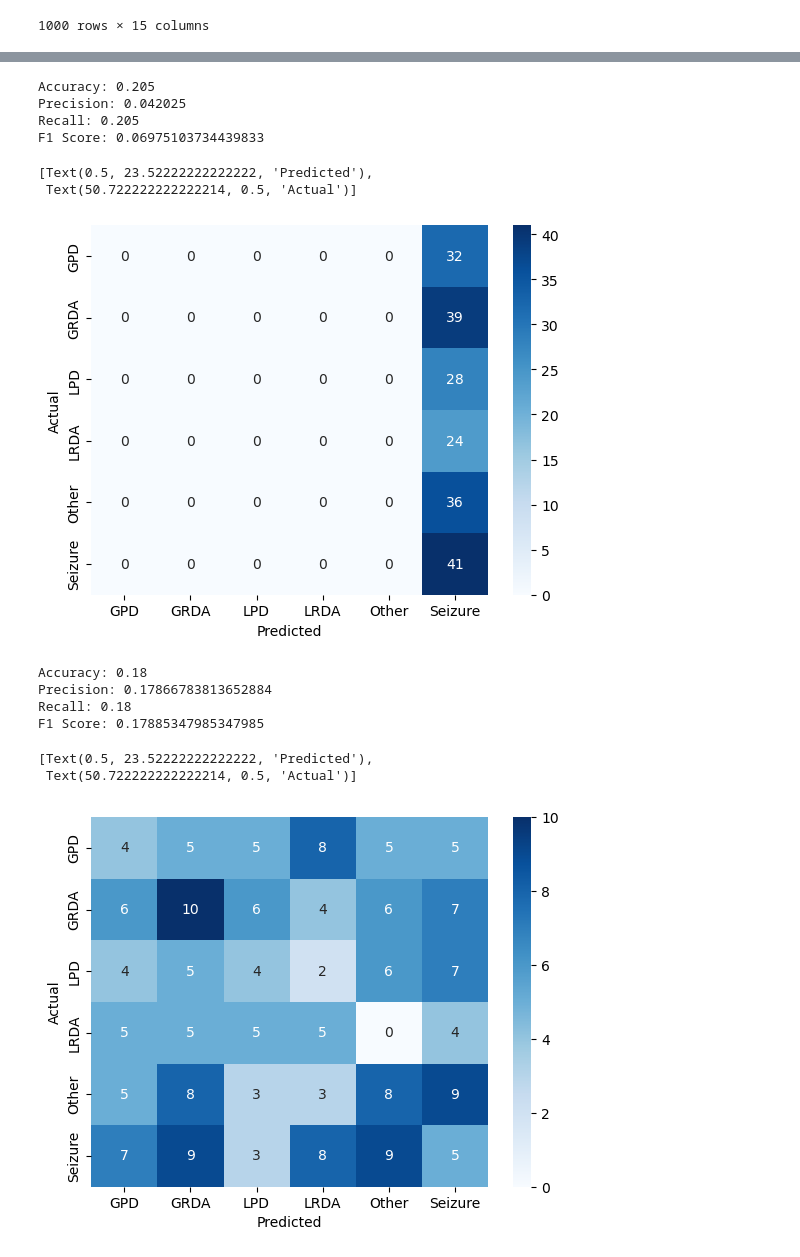
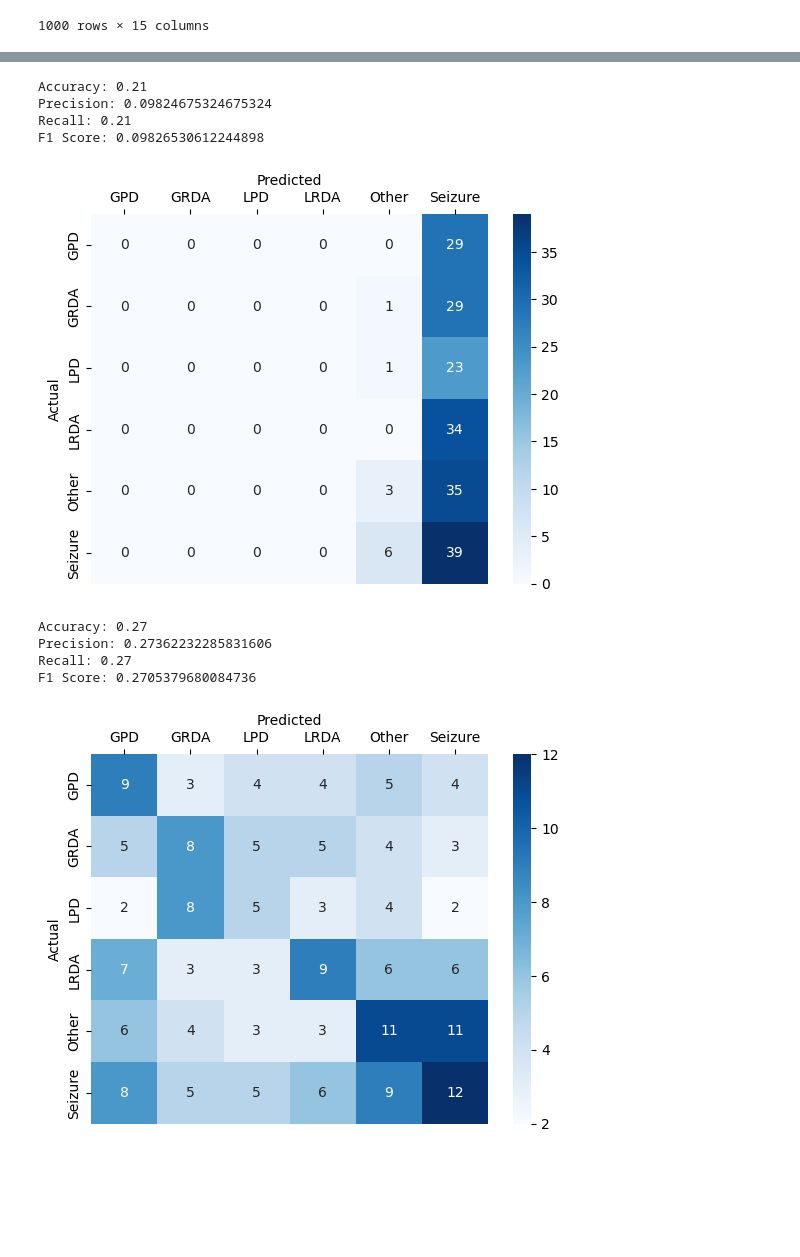
Before and after one commit to sfu-cmpt340/2024_1_project_11, a Jupyter notebook: hms.ipynb, the cells around one changed output, grey strips where cells are left out. Saved outputs shown, nothing was run; the diff lists cells and outputs as text; code cells hidden in the pictures; blank space fills up the shorter version.

```diff
--- a/hms.ipynb
+++ b/hms.ipynb
@@ -81,7 +97,5 @@ Dask Name: concat, 1001 graph layers
 # %%
 df = ddf.compute()
+eeg_ids = list(set(df.index))
 df
-
-sig_ids = list(set(df.index.to_list()))
-sig_ids
 # %% [output]
@@ -217,7 +185,7 @@ Designing a one-pass, zero-phase, non-causal bandpass filter:
 # 1000 samples computation duration = approx. 4 minutes for M1
 from src.feature_extraction import calculate_all_samples
 
-top_channels_df = calculate_all_samples(df, sig_ids, 1000) # 10 samples for testing
+top_channels_df = calculate_all_samples(sig_denoised, eeg_ids, len(eeg_ids)) # 10 samples for testing
 top_channels_df # NEED TO EXTRACT FEATURES FROM CHANNELS IN THIS DATA STRUCTURE
 # %% [output]
 |  | 0 | 1 | 2 |
@@ -301,7 +245,7 @@ input_df
 from sklearn.model_selection import train_test_split
 from sklearn.preprocessing import LabelEncoder
 
-x = input_df.iloc[:, :11].astype(float)
+x = input_df.iloc[:,:6].astype(float)
 y = input_df[['expert_consensus']].to_numpy().flatten()
 
 categories = ['Seizure', 'LPD', 'GPD', 'LRDA', 'GRDA', 'Other']
@@ -315,9 +259,10 @@ X_train, X_test, y_train, y_test = train_test_split(x, y, test_size=0.2, random_
 import seaborn as sns
 import pandas as pd
 from sklearn.metrics import confusion_matrix, accuracy_score, precision_score, recall_score, f1_score
-from sklearn.svm import SVC
+from sklearn import svm
 
-clf = SVC(decision_function_shape='ovo')
+clf = svm.SVC(decision_function_shape='ovo')
+# clf = svm.LinearSVC(dual="auto")
 clf.fit(X_train, y_train)
 y_pred_svm = clf.predict(X_test)
 
@@ -334,49 +279,59 @@ print(f'F1 Score: {f1}')
 
 # Confusion Matrix
 cm = confusion_matrix(y_test, y_pred_svm)
-cm_df = pd.DataFrame(cm, columns=le.inverse_transform([0,1,2,3,4,5]), index=le.inverse_transform([0,1,2,3,4,5]))
+cm_df = pd.DataFrame(cm)
+cm_df.columns = le.inverse_transform([0,1,2,3,4,5]).tolist()
+cm_df.index = le.inverse_transform([0,1,2,3,4,5]).tolist()
 
-sns.heatmap(cm_df, annot=True, cmap='Blues').set(xlabel='Predicted', ylabel='Actual')
+hm = sns.heatmap(cm_df, annot=True, cmap='Blues')
+hm.set_xlabel('Predicted')
+hm.set_ylabel('Actual')
+hm.xaxis.set_label_position('top')
+hm.xaxis.tick_top()
 # %% [output]
-Accuracy: 0.205
-Precision: 0.042025
-Recall: 0.205
-F1 Score: 0.06975103734439833
+Accuracy: 0.21
+Precision: 0.09824675324675324
+Recall: 0.21
+F1 Score: 0.09826530612244898
-[Text(0.5, 23.52222222222222, 'Predicted'),
- Text(50.722222222222214, 0.5, 'Actual')]
-[figure, old version]
+[figure, new version]
 # %%
 from sklearn import tree
 
 
 clf_tree = tree.DecisionTreeClassifier()
+# clf_tree = tree.DecisionTreeRegressor()
+
 clf_tree.fit(X_train, y_train)
 y_pred_tree = clf_tree.predict(X_test)
 
 # Calculating metrics
 accuracy = accuracy_score(y_test, y_pred_tree)
 precision = precision_score(y_test, y_pred_tree, average='weighted')
 recall = recall_score(y_test, y_pred_tree, average='weighted')
 f1 = f1_score(y_test, y_pred_tree, average='weighted')
 
 print(f'Accuracy: {accuracy}')
 print(f'Precision: {precision}')
 print(f'Recall: {recall}')
 print(f'F1 Score: {f1}')
 
 # Confusion Matrix
 cm = confusion_matrix(y_test, y_pred_tree)
-cm_df = pd.DataFrame(cm, columns=le.inverse_transform([0,1,2,3,4,5]), index=le.inverse_transform([0,1,2,3,4,5]))
+cm_df = pd.DataFrame(cm)
+cm_df.columns = le.inverse_transform([0,1,2,3,4,5]).tolist()
+cm_df.index = le.inverse_transform([0,1,2,3,4,5]).tolist()
 
-sns.heatmap(cm_df, annot=True, cmap='Blues').set(xlabel='Predicted', ylabel='Actual')
+hm = sns.heatmap(cm_df, annot=True, cmap='Blues')
+hm.set_xlabel('Predicted')
+hm.set_ylabel('Actual')
+hm.xaxis.set_label_position('top')
+hm.xaxis.tick_top()
 # %% [output]
-Accuracy: 0.18
-Precision: 0.17866783813652884
-Recall: 0.18
-F1 Score: 0.17885347985347985
+Accuracy: 0.27
+Precision: 0.27362232285831606
+Recall: 0.27
+F1 Score: 0.2705379680084736
-[Text(0.5, 23.52222222222222, 'Predicted'),
- Text(50.722222222222214, 0.5, 'Actual')]
-[figure, old version]
+[figure, new version]
 # %%
 from sklearn.neighbors import KNeighborsClassifier
 
```
Also changed, not shown: parts of 16 cells of this notebook.
